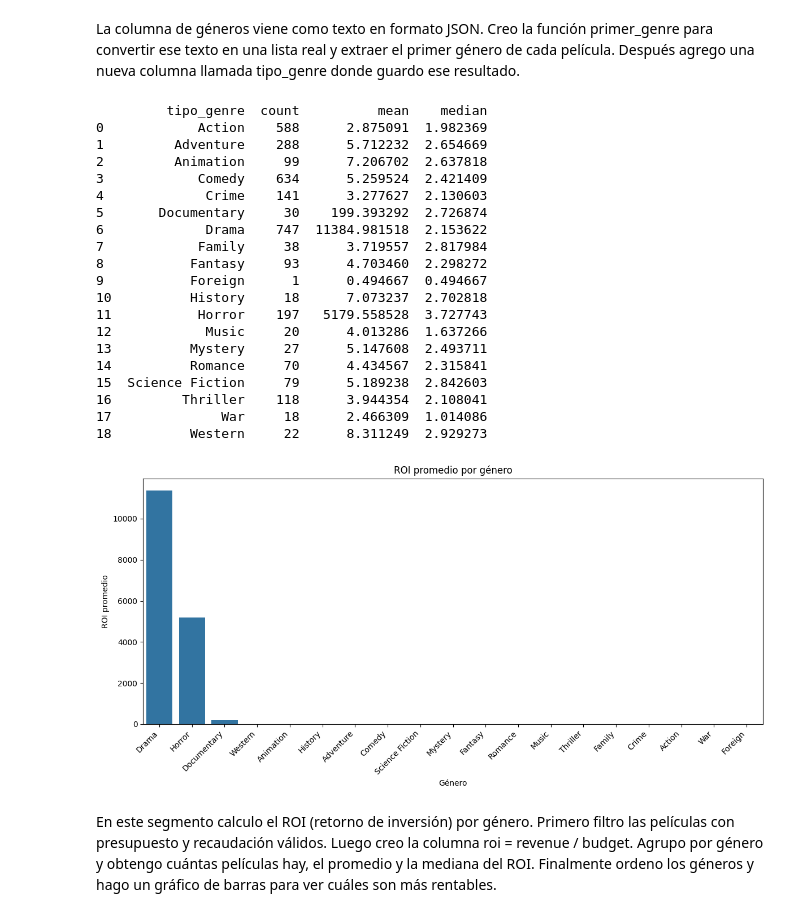
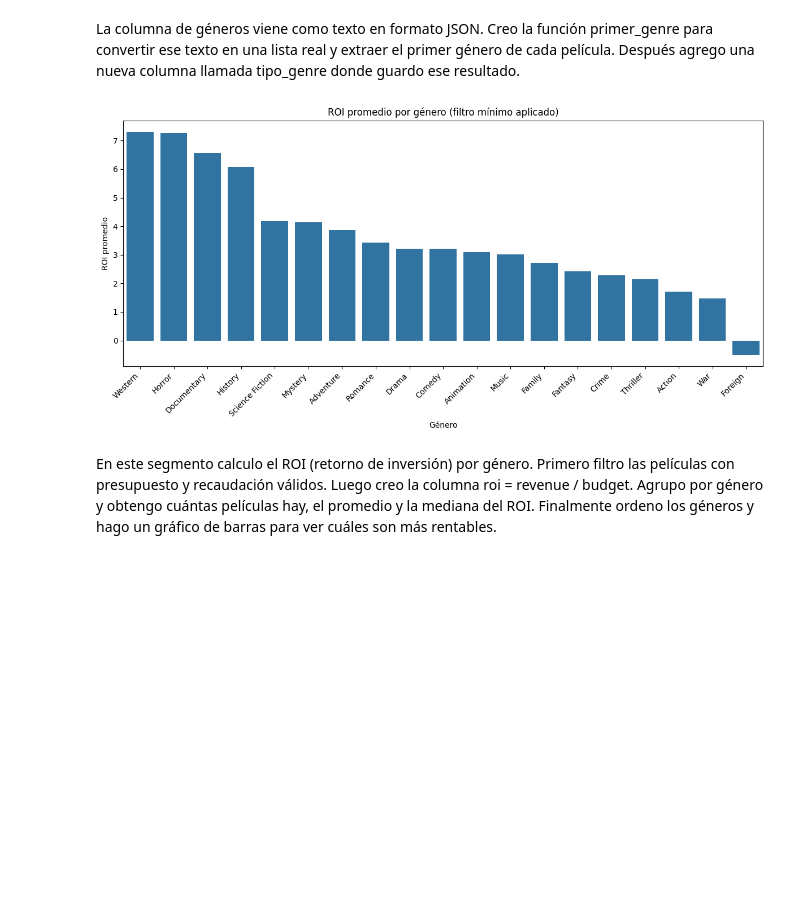
Before and after one commit to romanraffo/Proyecto_Final_Python, a Jupyter notebook: notebook/trabajo_final_notebook.ipynb, the cells around one changed output. Drawn from its saved outputs; the diff is of its cells as text; code cells hidden in the pictures; blank space fills up the shorter version.

```diff
--- a/notebook/trabajo_final_notebook.ipynb
+++ b/notebook/trabajo_final_notebook.ipynb
@@ -52,48 +52,28 @@ Creo la función primer_genre para convertir ese texto en una lista real y extra
 Después agrego una nueva columna llamada tipo_genre donde guardo ese resultado.
 # %%
 # 1. Rentabilidad (ROI) por género o país.
-#Agregado de ROI
-dataframe_valido = dataframe[(dataframe["budget"] > 0) & (dataframe["revenue"] > 0)].copy() #Creo un nuevo dataframe donde los valores de budget y revenue sean mayor a 0, ya que para el roi cuenta como inválidos xq el 0 no se cuenta.
-dataframe_valido["roi"] = dataframe_valido["revenue"] / dataframe_valido["budget"] #Creo una nueva columna con nombre "roi" donde cada fila tendra el calculo de su budget y revenue.
+# Filtrar películas con budget y revenue válidos y budget no ridículo
+dataframe_valido = dataframe[(dataframe["budget"] > 0) & (dataframe["revenue"] > 0)].copy()
+dataframe_valido = dataframe_valido[dataframe_valido["budget"] >= 1000]   # filtro simple
 
-#Calculo por grupos, en este caso lo hice por género.
-roi_por_genero = dataframe_valido.groupby("tipo_genre")["roi"].agg(["count", "mean", "median"]).reset_index() #el count se calcula en base al groupby, y lo demás en base al roi. .agg() es un método de pandas que sirve para aplicar varias funciones estadísticas a la vez sobre un grupo de datos. *count → cuántas películas hay en ese género. *mean → el ROI promedio del género. *median → la mediana del ROI.
-print(roi_por_genero)
+dataframe_valido["roi"] = (dataframe_valido["revenue"] - dataframe_valido["budget"]) / dataframe_valido["budget"] # Calcular ROI
 
-# Ordenar los géneros por ROI promedio antes de graficar
-roi_ordenado = roi_por_genero.sort_values("mean", ascending=False)
+dataframe_valido = dataframe_valido[dataframe_valido["roi"] <= 100] # (Esto es opcional) recortar ROI extremo para que no rompa la escala
+
+roi_por_genero = dataframe_valido.groupby("tipo_genre")["roi"].agg(["count", "mean", "median"]).reset_index() # Agrupar y calcular
+
+roi_ordenado = roi_por_genero.sort_values("mean", ascending=False) # Agrupar y calcular
 
 plt.figure(figsize=(12, 6))
 sns.barplot(data=roi_ordenado, x="tipo_genre", y="mean")
-
-plt.title("ROI promedio por género")
+plt.title("ROI promedio por género (filtro mínimo aplicado)")
 plt.xlabel("Género")
 plt.ylabel("ROI promedio")
 plt.xticks(rotation=45, ha="right")
 plt.tight_layout()
 plt.show()
 # %% [output]
-         tipo_genre  count          mean    median
-0            Action    588      2.875091  1.982369
-1         Adventure    288      5.712232  2.654669
-2         Animation     99      7.206702  2.637818
-3            Comedy    634      5.259524  2.421409
-4             Crime    141      3.277627  2.130603
-5       Documentary     30    199.393292  2.726874
-6             Drama    747  11384.981518  2.153622
-7            Family     38      3.719557  2.817984
-8           Fantasy     93      4.703460  2.298272
-9           Foreign      1      0.494667  0.494667
-10          History     18      7.073237  2.702818
-11           Horror    197   5179.558528  3.727743
-12            Music     20      4.013286  1.637266
-13          Mystery     27      5.147608  2.493711
-14          Romance     70      4.434567  2.315841
-15  Science Fiction     79      5.189238  2.842603
-16         Thriller    118      3.944354  2.108041
-17              War     18      2.466309  1.014086
-18          Western     22      8.311249  2.929273
-[figure, old version]
+[figure, new version]
 # %% [markdown]
 En este segmento calculo el ROI (retorno de inversión) por género.
 Primero filtro las películas con presupuesto y recaudación válidos.
```
Also changed, not shown: parts of 3 cells of this notebook, 2 other files.
